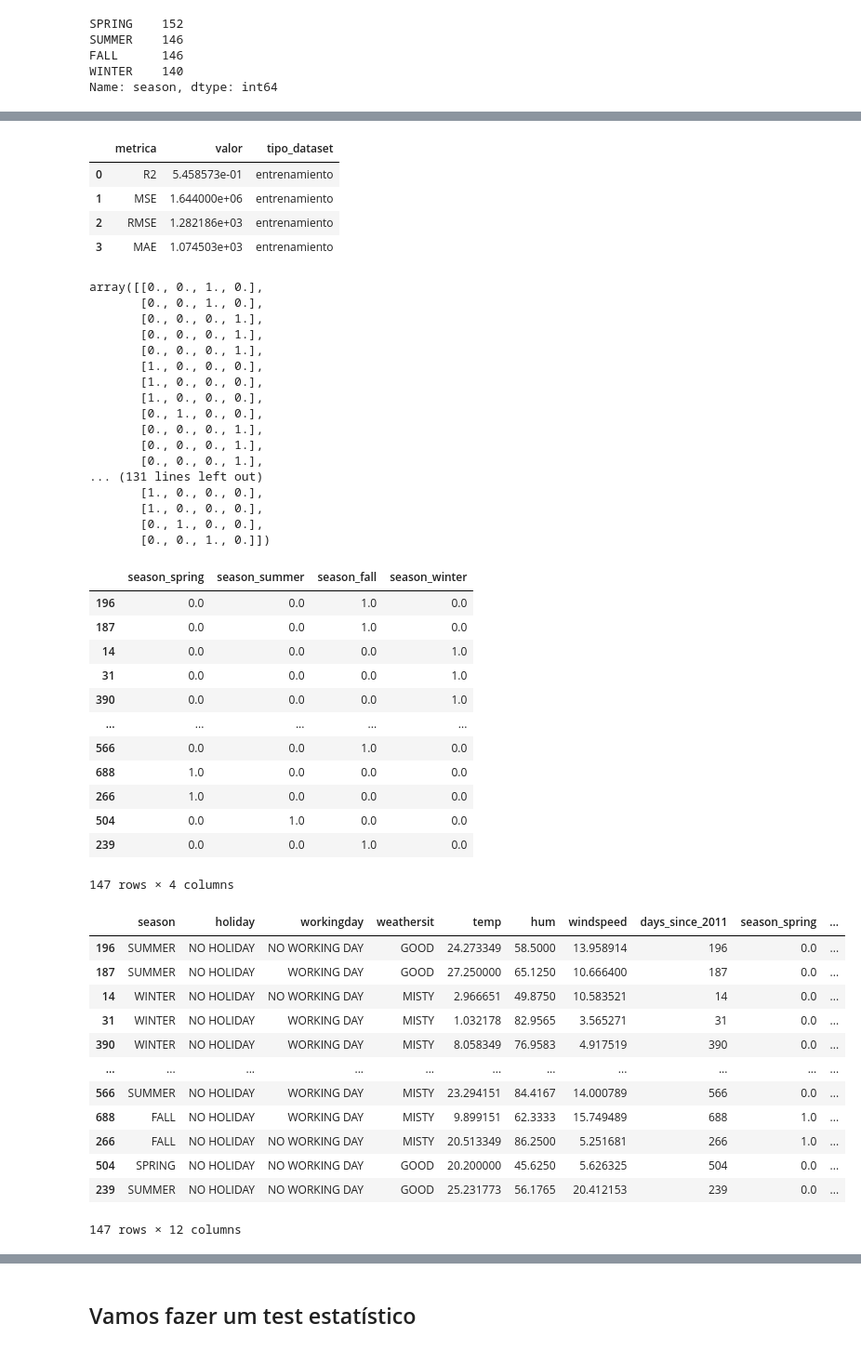
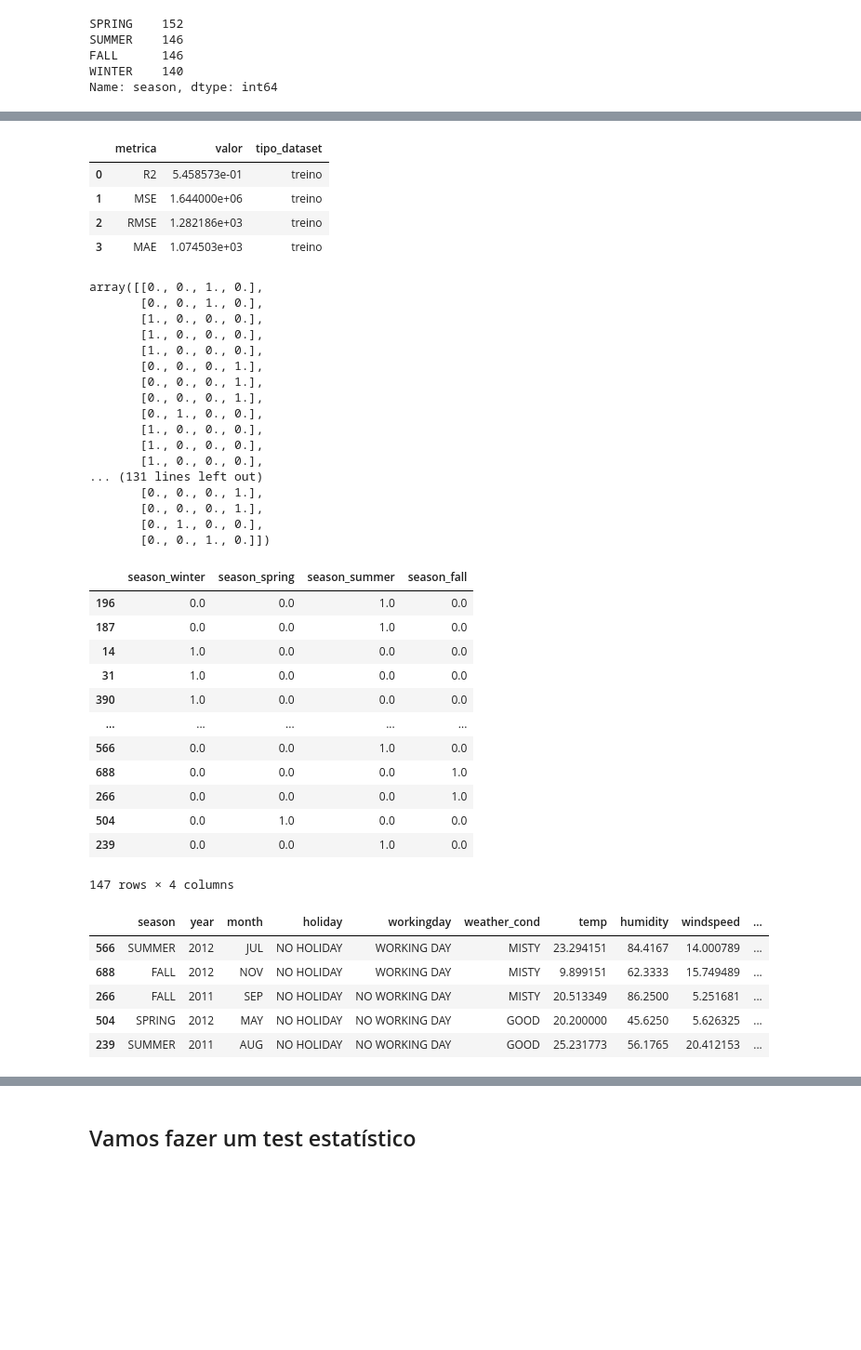
Before and after one commit to Diegorugev/modelos-interpretables, a Jupyter notebook: Linear_bike_int.ipynb, the cells around one changed output, grey strips where cells are left out. Shown at 93% size. Cells and saved outputs as stored; diff of their text form; code cells hidden in the pictures; blank space fills up the shorter version.

```diff
--- a/Linear_bike_int.ipynb
+++ b/Linear_bike_int.ipynb
@@ -423,5 +352,5 @@ array([[0., 1., 0., 0.],
 # %%
-nombres_dummies = ['season_spring', 'season_summer', 'season_fall', 'season_winter']
+nombres_dummies = ['season_winter', 'season_spring', 'season_summer', 'season_fall']
 # Generamos el dataframe con las variables dummies con las matrices y columnas
 df_dummies = pd.DataFrame(matriz_dummies, columns=nombres_dummies, index=X_train.index)
 df_dummies.head()
@@ -479,15 +407,15 @@ coeficientes_modelo_season
 # %%
 y_train_season = modelo_lineal_season.predict(X_train_modelo_season)
 # %%
-obtener_metricas_performance(y_train, y_train_season, 'entrenamiento')
+obter_metricas_performance(y_train, y_train_season, 'treino')
 # %% [output]
 |  | metrica | valor | tipo_dataset |
-| 0 | R2 | 5.458573e-01 | entrenamiento |
-| 1 | MSE | 1.644000e+06 | entrenamiento |
-| 2 | RMSE | 1.282186e+03 | entrenamiento |
-| 3 | MAE | 1.074503e+03 | entrenamiento |
+| 0 | R2 | 5.458573e-01 | treino |
+| 1 | MSE | 1.644000e+06 | treino |
+| 2 | RMSE | 1.282186e+03 | treino |
+| 3 | MAE | 1.074503e+03 | treino |
 # %%
-one_hot_encoder = OneHotEncoder(categories=[['FALL', 'SPRING','SUMMER', 'WINTER']])
+one_hot_encoder = OneHotEncoder(categories=[['WINTER', 'SPRING','SUMMER', 'FALL']])
 # Realizamos el fit con los datos de entrenamiento
 one_hot_encoder.fit(X_test[['season']])
 # Accedemos a las categorias del encoder
@@ -495,35 +423,22 @@ one_hot_encoder.categories_
 # Generamos las variables dummies de la variable property type (notemos que tenemos 2 columnas!)
 matriz_dummies = one_hot_encoder.transform(X_test[['season']]).toarray()
 matriz_dummies
-
-# Generamos el dataframe con las variables dummies con las matrices y columnas
-# df_dummies = pd.DataFrame(matriz_dummies, columns=nombres_dummies, index=X_test.index)
-# X_test= X_test.join(df_dummies)
-# # Criamos a matrix de X_test
-# X_test_season= X_test[['temp', 'hum', 'windspeed', 'days_since_2011', 'season_spring', 'season_summer',	'season_fall', 'season_winter']]
-# # Predecimos los valores
-# y_test_season =  modelo_lineal_season.predict(X_test_season)
-# # Obtenemos nuestro dataframe de métricas de performance
-# performance_test_season =obtener_metricas_performance(y_test, y_test_season, 'evaluacion')
-# performance_train_season =obtener_metricas_performance(y_train, y_train_season, 'entrenamiento')
-# # Mostramos en conjunto las métricas para entrenamiento y evaluación
-# pd.concat([performance_train_season, performance_test_season])
 # %% [output]
 array([[0., 0., 1., 0.],
        [0., 0., 1., 0.],
+       [1., 0., 0., 0.],
+       [1., 0., 0., 0.],
+       [1., 0., 0., 0.],
        [0., 0., 0., 1.],
        [0., 0., 0., 1.],
        [0., 0., 0., 1.],
+       [0., 1., 0., 0.],
        [1., 0., 0., 0.],
        [1., 0., 0., 0.],
        [1., 0., 0., 0.],
-       [0., 1., 0., 0.],
+... (131 lines left out)
        [0., 0., 0., 1.],
        [0., 0., 0., 1.],
-       [0., 0., 0., 1.],
-... (131 lines left out)
-       [1., 0., 0., 0.],
-       [1., 0., 0., 0.],
        [0., 1., 0., 0.],
        [0., 0., 1., 0.]])
 # %%
@@ -531,34 +446,29 @@ df_dummies = pd.DataFrame(matriz_dummies, columns=nombres_dummies, index=X_test.
 # %%
 df_dummies
 # %% [output]
-|  | season_spring | season_summer | season_fall | season_winter |
+|  | season_winter | season_spring | season_summer | season_fall |
 | 196 | 0.0 | 0.0 | 1.0 | 0.0 |
 | 187 | 0.0 | 0.0 | 1.0 | 0.0 |
-| 14 | 0.0 | 0.0 | 0.0 | 1.0 |
-| 31 | 0.0 | 0.0 | 0.0 | 1.0 |
-| 390 | 0.0 | 0.0 | 0.0 | 1.0 |
+| 14 | 1.0 | 0.0 | 0.0 | 0.0 |
+| 31 | 1.0 | 0.0 | 0.0 | 0.0 |
+| 390 | 1.0 | 0.0 | 0.0 | 0.0 |
 | ... | ... | ... | ... | ... |
 | 566 | 0.0 | 0.0 | 1.0 | 0.0 |
-| 688 | 1.0 | 0.0 | 0.0 | 0.0 |
-| 266 | 1.0 | 0.0 | 0.0 | 0.0 |
+| 688 | 0.0 | 0.0 | 0.0 | 1.0 |
+| 266 | 0.0 | 0.0 | 0.0 | 1.0 |
 | 504 | 0.0 | 1.0 | 0.0 | 0.0 |
 | 239 | 0.0 | 0.0 | 1.0 | 0.0 |
 147 rows × 4 columns
+# %%
+X_test= X_test.join(df_dummies)
 # %%
-X_test
+X_test.tail()
 # %% [output]
-|  | season | holiday | workingday | weathersit | temp | hum | windspeed | days_since_2011 | season_spring | ... |
-| 196 | SUMMER | NO HOLIDAY | NO WORKING DAY | GOOD | 24.273349 | 58.5000 | 13.958914 | 196 | 0.0 | ... |
-| 187 | SUMMER | NO HOLIDAY | WORKING DAY | GOOD | 27.250000 | 65.1250 | 10.666400 | 187 | 0.0 | ... |
-| 14 | WINTER | NO HOLIDAY | NO WORKING DAY | MISTY | 2.966651 | 49.8750 | 10.583521 | 14 | 0.0 | ... |
-| 31 | WINTER | NO HOLIDAY | WORKING DAY | MISTY | 1.032178 | 82.9565 | 3.565271 | 31 | 0.0 | ... |
-| 390 | WINTER | NO HOLIDAY | WORKING DAY | MISTY | 8.058349 | 76.9583 | 4.917519 | 390 | 0.0 | ... |
-| ... | ... | ... | ... | ... | ... | ... | ... | ... | ... | ... |
-| 566 | SUMMER | NO HOLIDAY | WORKING DAY | MISTY | 23.294151 | 84.4167 | 14.000789 | 566 | 0.0 | ... |
-| 688 | FALL | NO HOLIDAY | WORKING DAY | MISTY | 9.899151 | 62.3333 | 15.749489 | 688 | 1.0 | ... |
-| 266 | FALL | NO HOLIDAY | NO WORKING DAY | MISTY | 20.513349 | 86.2500 | 5.251681 | 266 | 1.0 | ... |
-| 504 | SPRING | NO HOLIDAY | NO WORKING DAY | GOOD | 20.200000 | 45.6250 | 5.626325 | 504 | 0.0 | ... |
-| 239 | SUMMER | NO HOLIDAY | NO WORKING DAY | GOOD | 25.231773 | 56.1765 | 20.412153 | 239 | 0.0 | ... |
+|  | season | year | month | holiday | workingday | weather_cond | temp | humidity | windspeed | ... |
+| 566 | SUMMER | 2012 | JUL | NO HOLIDAY | WORKING DAY | MISTY | 23.294151 | 84.4167 | 14.000789 | ... |
+| 688 | FALL | 2012 | NOV | NO HOLIDAY | WORKING DAY | MISTY | 9.899151 | 62.3333 | 15.749489 | ... |
+| 266 | FALL | 2011 | SEP | NO HOLIDAY | NO WORKING DAY | MISTY | 20.513349 | 86.2500 | 5.251681 | ... |
+| 504 | SPRING | 2012 | MAY | NO HOLIDAY | NO WORKING DAY | GOOD | 20.200000 | 45.6250 | 5.626325 | ... |
+| 239 | SUMMER | 2011 | AUG | NO HOLIDAY | NO WORKING DAY | GOOD | 25.231773 | 56.1765 | 20.412153 | ... |
-147 rows × 12 columns
 # %%
 X_test_season= X_test[variables_exogenas]
```
Also changed, not shown: parts of 98 cells of this notebook.
